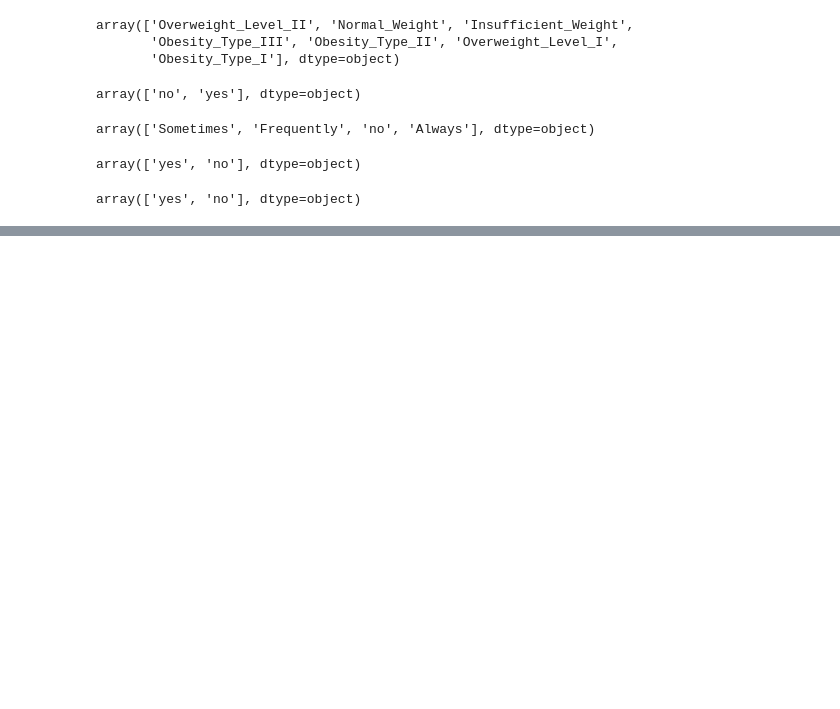
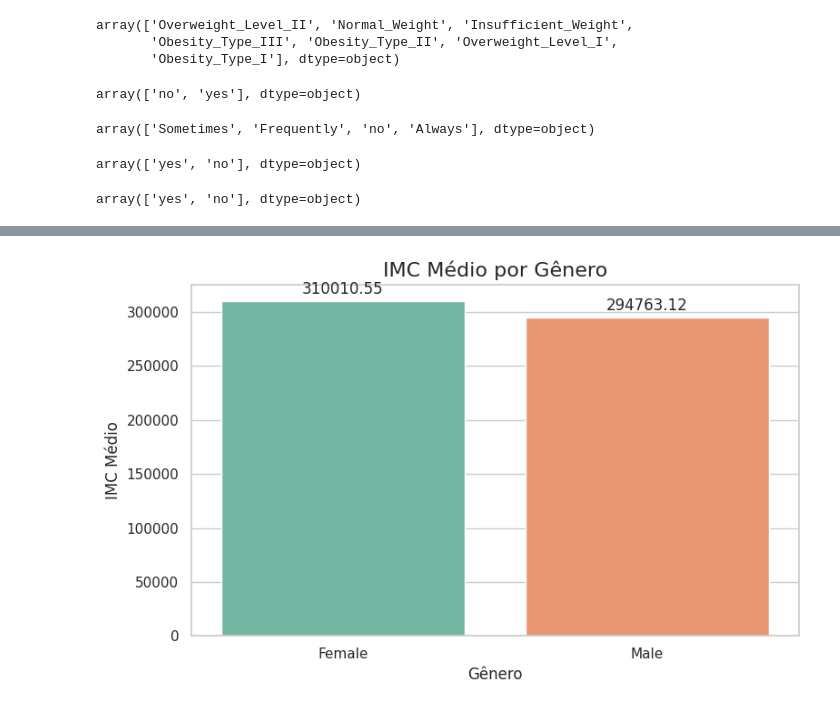
Before and after one commit to cesr1971/MLPYTHON, a Jupyter notebook: MLPYTHON_TRAB01.ipynb, the cells around one changed output, grey strips where cells are left out. Drawn from its saved outputs; the diff is of its cells as text; code cells hidden in the pictures; blank space fills up the shorter version.

```diff
--- a/MLPYTHON_TRAB01.ipynb
+++ b/MLPYTHON_TRAB01.ipynb
@@ -108,0 +139,30 @@ array(['yes', 'no'], dtype=object)
+# %%
+import matplotlib.pyplot as plt
+import seaborn as sns
+
+# Calcular o IMC médio por gênero
+imc_medio = df.groupby("Gender", as_index=False)["IMC"].mean()
+
+# Criar o gráfico
+plt.figure(figsize=(8, 5))
+
+ax = sns.barplot(
+    data=imc_medio,
+    x="Gender",
+    y="IMC",
+    hue="Gender",
+    palette="Set2",
+    legend=False
+)
+
+# Exibir os valores sobre as barras
+for container in ax.containers:
+    ax.bar_label(container, fmt="%.2f", padding=3)
+
+plt.title("IMC Médio por Gênero", fontsize=16)
+plt.xlabel("Gênero")
+plt.ylabel("IMC Médio")
+plt.tight_layout()
+plt.show()
+# %% [output]
+[figure, added]
```
Also changed, not shown: parts of 2 cells of this notebook.
